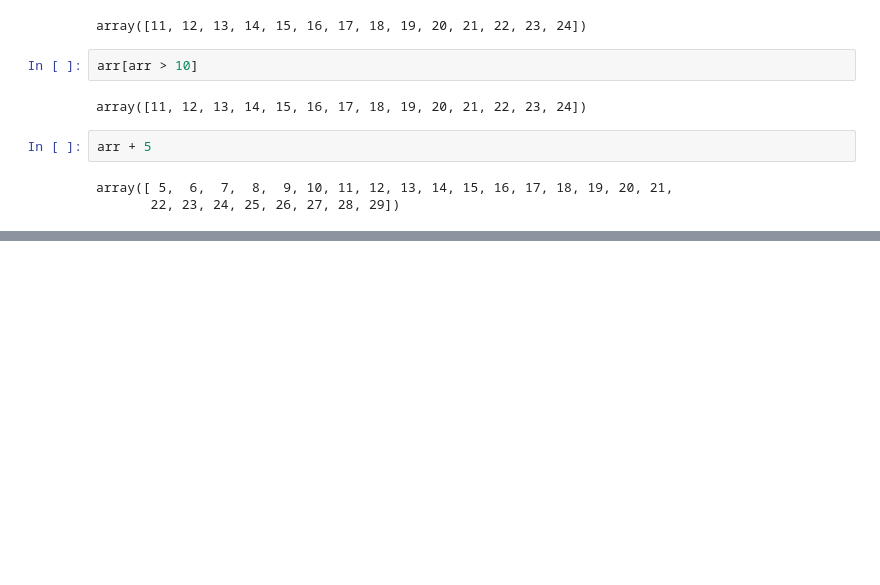
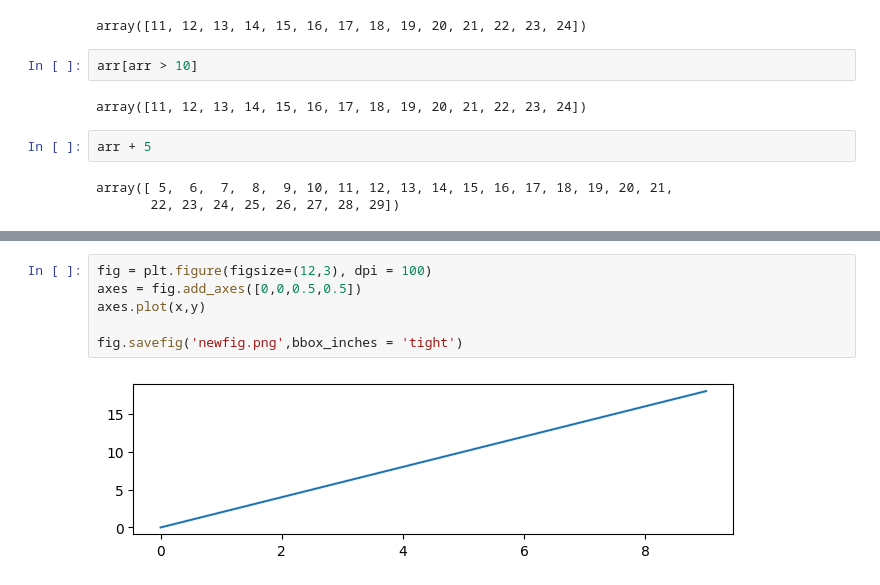
Before and after one commit to exson6969/ml, a Jupyter notebook: ML_Learning.ipynb, the cells around one changed output, grey strips where cells are left out. Cells and saved outputs as stored; diff of their text form; blank space fills up the shorter version.

```diff
--- a/ML_Learning.ipynb
+++ b/ML_Learning.ipynb
@@ -128,0 +414,8 @@ array([ 5,  6,  7,  8,  9, 10, 11, 12, 13, 14, 15, 16, 17, 18, 19, 20, 21,
+# %%
+fig = plt.figure(figsize=(12,3), dpi = 100)
+axes = fig.add_axes([0,0,0.5,0.5])
+axes.plot(x,y)
+
+fig.savefig('newfig.png',bbox_inches = 'tight')
+# %% [output]
+[figure, added]
```
Also changed, not shown: parts of 33 cells of this notebook.
